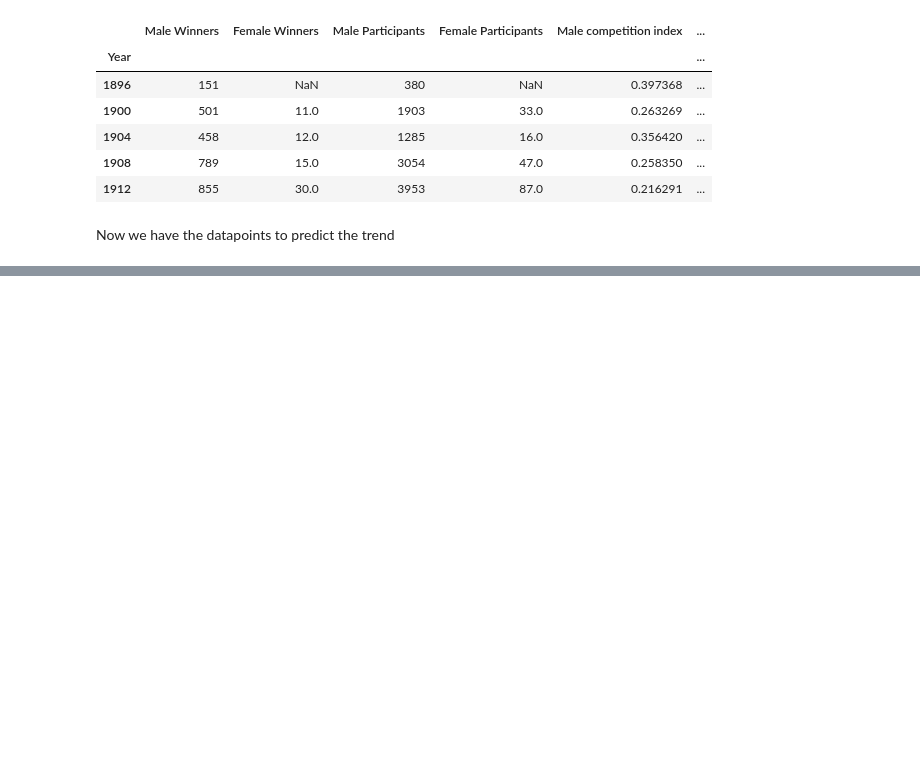
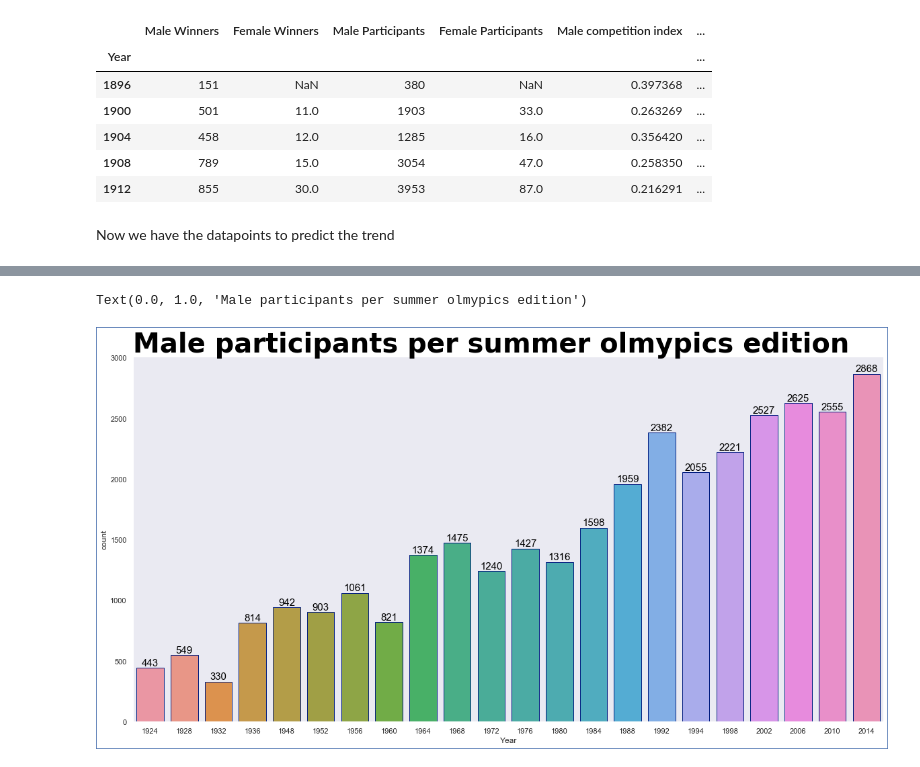
Before and after one commit to akash16dhotre/01_Olympics_Dataset_EDA, a Jupyter notebook: Olympic game EAD.ipynb, the cells around one changed output, grey strips where cells are left out. Drawn from its saved outputs; the diff is of its cells as text; code cells hidden in the pictures; blank space fills up the shorter version.

```diff
--- a/Olympic game EAD.ipynb
+++ b/Olympic game EAD.ipynb
@@ -376,0 +516,33 @@ ValueError: Unrecognized character O in format string
+# %%
+# Steps involved  (We repeat)
+# Step 1: Setting background syles
+# Step 2: Setting plot size and edgecolor
+# Step 3: Creating plot
+# Step 4: Adding value to plot
+# Step 5: Manipulating title visuals
+
+# Setting background styles
+sns.set(style='dark')
+
+# Setting plot size and edgecolors
+plt.figure(figsize=(20,10), edgecolor = 'b', linewidth = 2)
+
+# Creating plot
+male_participants = sns.countplot(x='Year', data=male_in_olympics, edgecolor=sns.color_palette('dark',1))
+
+# Adding Value labels to plot
+# for p in male_participants.patches:
+#     male_participants.text(p.get_x() + p.get.width()/2., p.get_height(), '%d' % int(p.get_height()),
+#                            fontsize=15, color='black', ha='center', va='bottom')
+
+#Adding value labels to plot
+for p in male_participants.patches:
+    male_participants.text(p.get_x() + p.get_width()/2., p.get_height(), '%d' % int(p.get_height()),
+            fontsize=15, color='black', ha='center', va='bottom')
+
+#Manipulating title visuals
+titlefont = {'family':'calibri','color':'black', 'weight':'bold', 'size': 40}
+plt.title('Male participants per olmypics edition', fontdict = titlefont,  loc = 'left')
+# %% [output]
+Text(0.0, 1.0, 'Male participants per summer olmypics edition')
+[figure, added]
```
Also changed, not shown: parts of 29 cells of this notebook.
